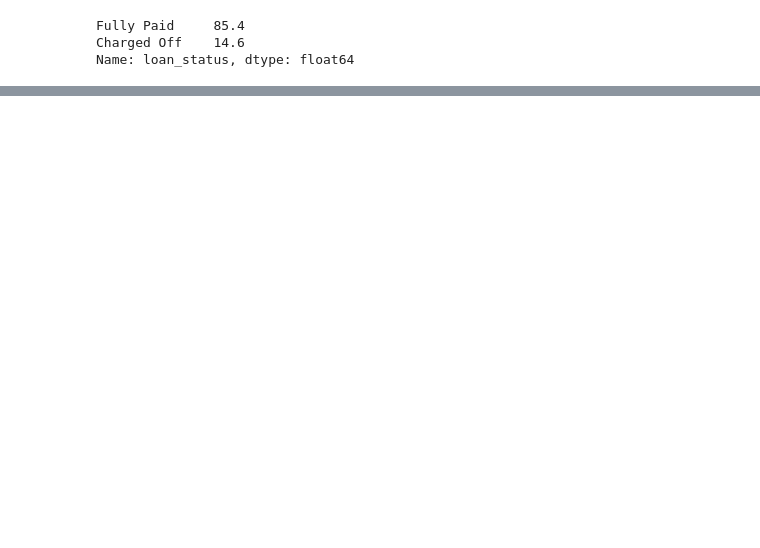
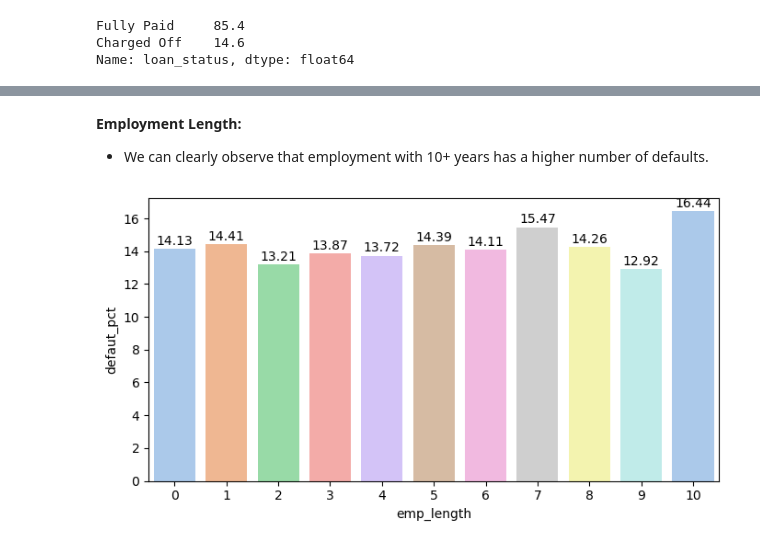
Before and after one commit to FantaticoElica/LendingCaseStudy, a Jupyter notebook: Group_Facilitator_DeepakSivaraman.ipynb, the cells around one changed output, grey strips where cells are left out. Cells and saved outputs as stored; diff of their text form; code cells hidden in the pictures; blank space fills up the shorter version.

```diff
--- a/Group_Facilitator_DeepakSivaraman.ipynb
+++ b/Group_Facilitator_DeepakSivaraman.ipynb
@@ -1410,0 +429,34 @@ plt.show()
+# %% [markdown]
+**Employment Length:**
+- We can clearly observe that employment with 10+ years has a higher number of defaults.
+# %%
+# Summary: This code analyzes loan data, specifically focusing on 'Charged Off' and 'Fully Paid' loans,
+# grouped by employment length ('emp_length'), to calculate the default percentage for different employment lengths
+# and visualize the results using a bar plot.
+
+DF_loanAmt_chargedOff= Df_loan[Df_loan.loan_status == 'Charged Off'].groupby('emp_length').size().reset_index(name='Charged Count').sort_values(by='Charged Count', ascending=False)
+DF_loanAmt_fullyPaid= Df_loan[Df_loan.loan_status == 'Fully Paid'].groupby('emp_length').size().reset_index(name='Paid Count').sort_values(by='Paid Count', ascending=False)
+
+
+merged_df = pd.merge(DF_loanAmt_chargedOff, DF_loanAmt_fullyPaid, on='emp_length')
+merged_df["defaut_pct"] =(merged_df["Charged Count"]/(merged_df["Charged Count"]+merged_df["Paid Count"]))*100
+
+merged_df = merged_df.sort_values('defaut_pct')
+
+
+plt.figure(figsize=(8,4))
+plots = sns.barplot(data =merged_df,x='emp_length', y='defaut_pct',palette="pastel")
+
+# Iterating over the bars one-by-one
+for bar in plots.patches:
+
+    plots.annotate(format(bar.get_height(), '.2f'),
+                   (bar.get_x() + bar.get_width() / 2,
+                    bar.get_height()), ha='center', va='center',
+                   size=10, xytext=(0, 6),
+                   textcoords='offset points')
+
+plt.xticks(rotation=360)
+plt.show()
+# %% [output]
+[figure, added]
```
Also changed, not shown: parts of 135 cells of this notebook.
